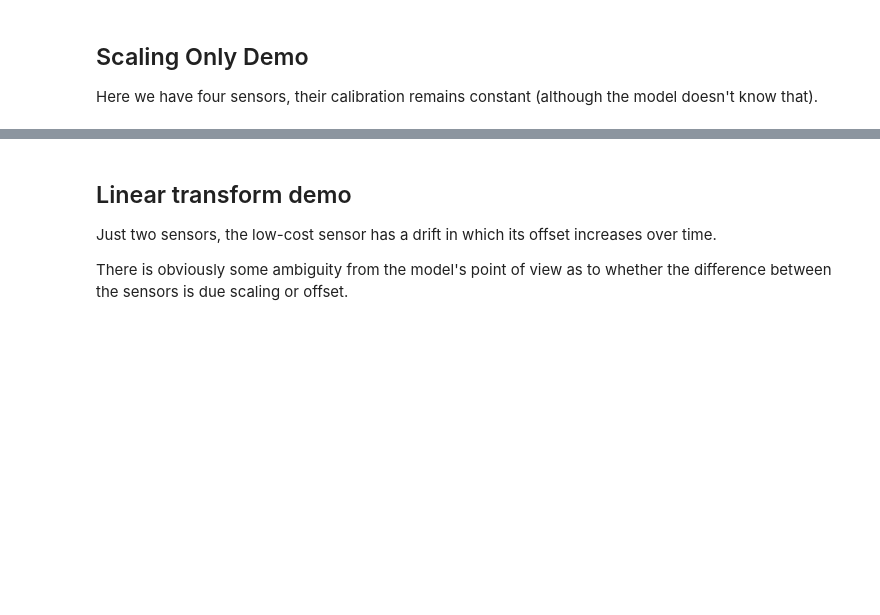
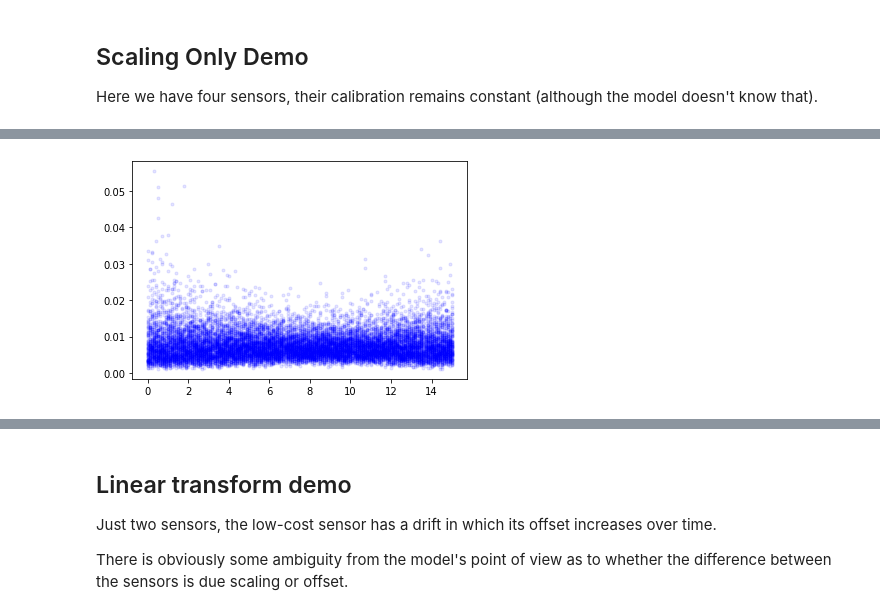
Before and after one commit to airqo-platform/calibration, a Jupyter notebook: jupyter/Module Test.ipynb, the cells around one changed output, grey strips where cells are left out. Saved outputs shown, nothing was run; the diff lists cells and outputs as text; code cells hidden in the pictures; blank space fills up the shorter version.

```diff
--- a/jupyter/Module Test.ipynb
+++ b/jupyter/Module Test.ipynb
@@ -60,0 +85,4 @@ for si,refs in enumerate(refsensor):
+# %%
+plt.plot(x,np.exp(samps[:,:,1].numpy().T-5),'b.',alpha=0.1);
+# %% [output]
+[figure, added]
```
Also changed, not shown: parts of 8 cells of this notebook, 5 other files.
